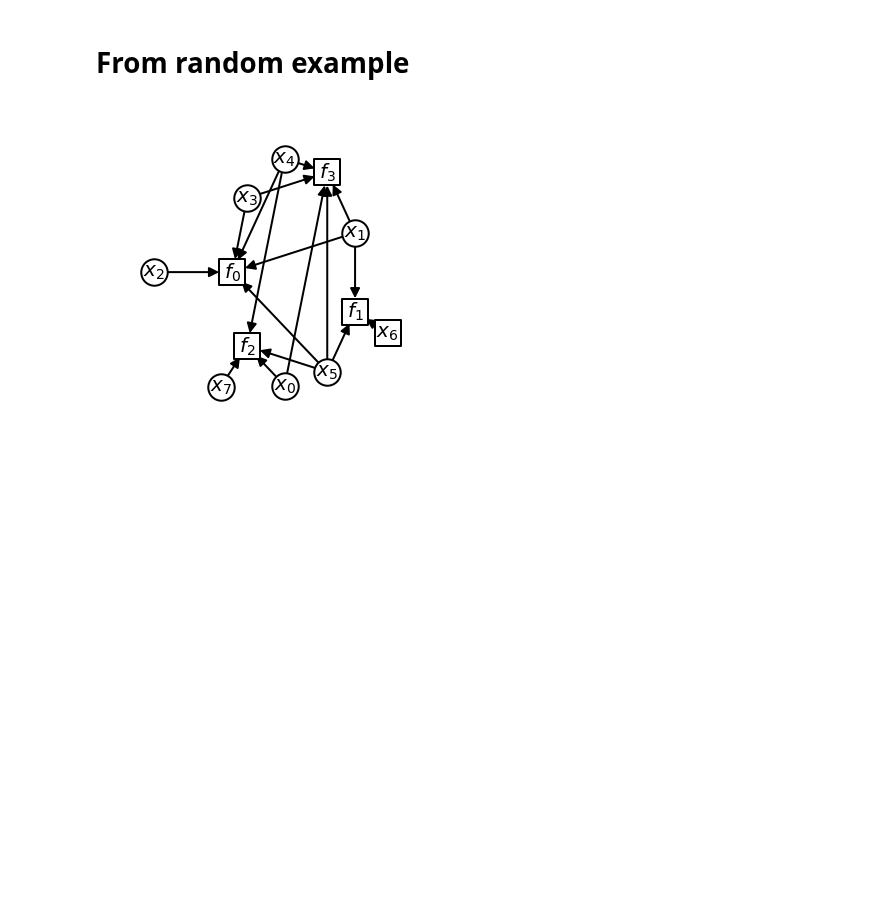
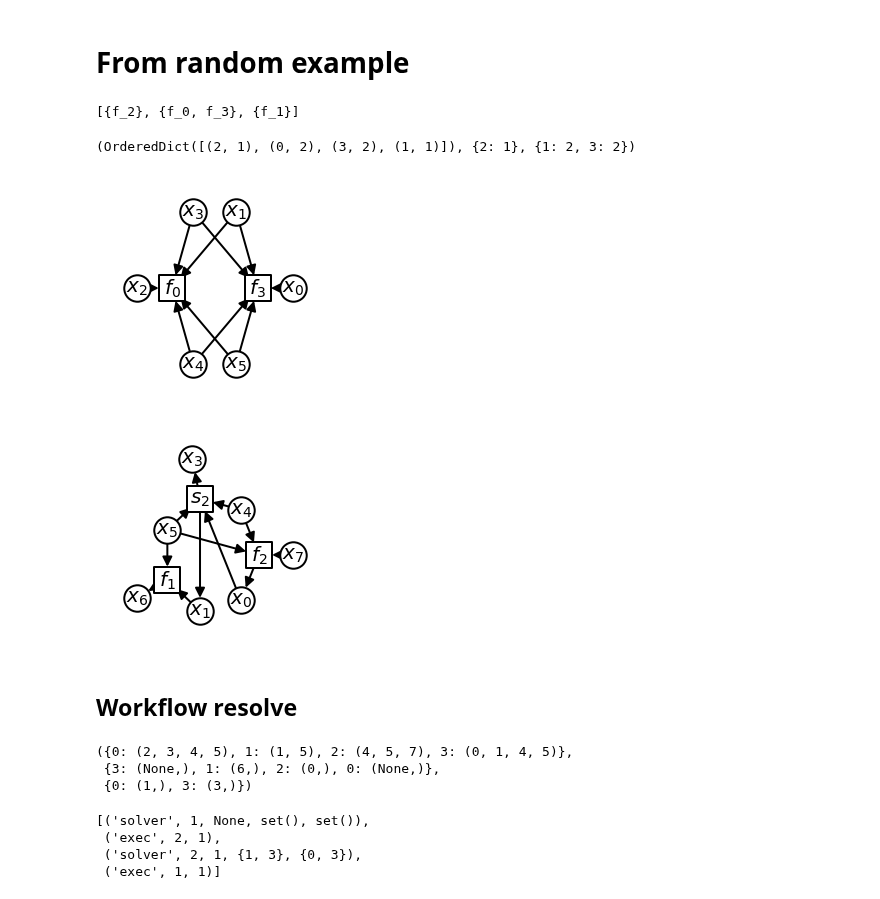
Before and after one commit to norheim/minimdo, a Jupyter notebook: datastructures/typedgraph.ipynb, the cells around one changed output. Cells and saved outputs as stored; diff of their text form; code cells hidden in the pictures; blank space fills up the shorter version.

Commit message:
cleaned code up to workflow

```diff
--- a/datastructures/typedgraph.ipynb
+++ b/datastructures/typedgraph.ipynb
@@ -30,7 +35,33 @@ Rin = dict()
 Ftree=OrderedDict((idx,1) for idx in range(n_eqs))
 Stree=dict()
 Vtree=dict()
+edges = Ein, Eout, Rin
+tree = Ftree, Stree, Vtree
 # %%
-draw_flat_graph_formulation(Ein, Eout, Rin, prog='circo', figsize=(6,6))
+G = flat_graph_formulation(*edges)
+merge_order = sort_scc(G)
-# %% [output]
-[figure, removed]
+# %%
+merge_order
+# %% [output]
+[{f_2}, {f_0, f_3}, {f_1}]
+# %%
+nedges, ntree = reorder_merge_solve(edges, tree, merge_order, 1, True)
+# %%
+ntree
+# %% [output]
+(OrderedDict([(2, 1), (0, 2), (3, 2), (1, 1)]), {2: 1}, {1: 2, 3: 2})
+# %%
+graphs = build_typedgraph(nedges, ntree)
+for key,graph in graphs.items():
+    draw_graph_graphical_props(graph, {}, prog='circo', figsize=(4,4))
+# %% [output]
+[figure, added]
+[figure, added]
+# %% [markdown]
+## Workflow resolve
+# %%
+nedges
+# %% [output]
+({0: (2, 3, 4, 5), 1: (1, 5), 2: (4, 5, 7), 3: (0, 1, 4, 5)},
+ {3: (None,), 1: (6,), 2: (0,), 0: (None,)},
+ {0: (1,), 3: (3,)})
@@ -36,0 +70,7 @@ draw_flat_graph_formulation(Ein, Eout, Rin, prog='circo', figsize=(6,6))
+# %%
+workflow
+# %% [output]
+[('solver', 1, None, set(), set()),
+ ('exec', 2, 1),
+ ('solver', 2, 1, {1, 3}, {0, 3}),
+ ('exec', 1, 1)]
```
Also changed, not shown: parts of 16 cells of this notebook, 7 other files.
